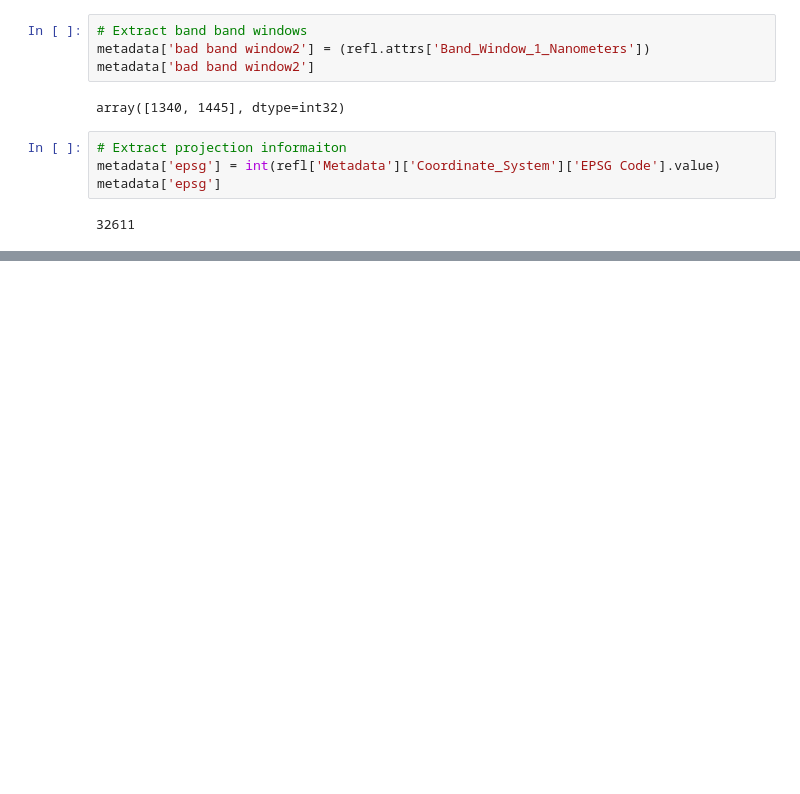
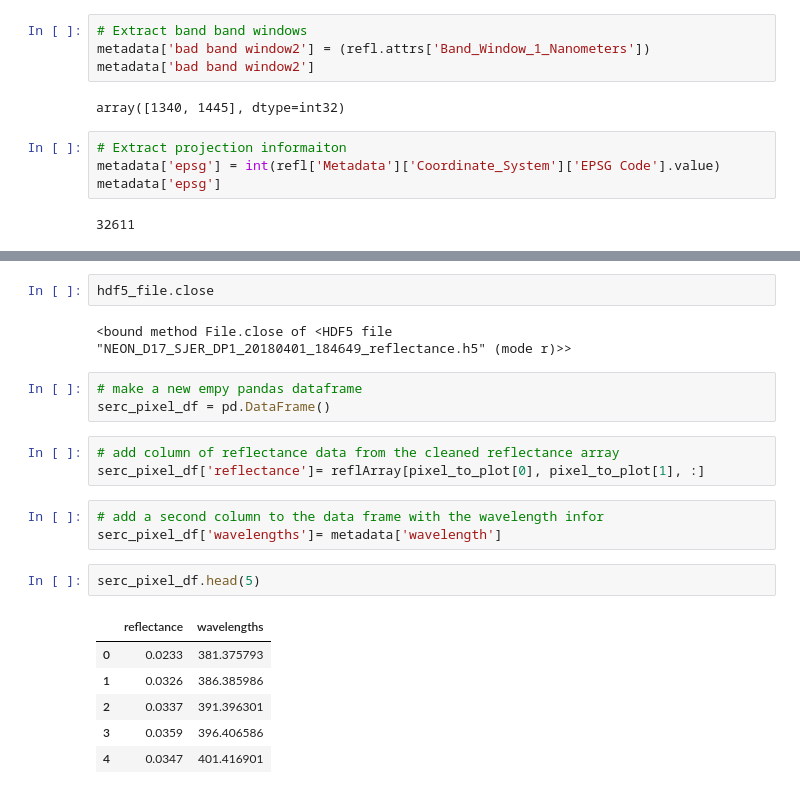
Before and after one commit to sauer3/2018-NEON-Spectra-extraction, a Jupyter notebook: Extract_and_plot_spectra_from_AOP.ipynb, the cells around one changed output, grey strips where cells are left out. Cells and saved outputs as stored; diff of their text form; blank space fills up the shorter version.

```diff
--- a/Extract_and_plot_spectra_from_AOP.ipynb
+++ b/Extract_and_plot_spectra_from_AOP.ipynb
@@ -301,0 +306,22 @@ metadata['epsg']
+# %%
+hdf5_file.close
+# %% [output]
+<bound method File.close of <HDF5 file "NEON_D17_SJER_DP1_20180401_184649_reflectance.h5" (mode r)>>
+# %%
+# make a new empy pandas dataframe
+serc_pixel_df = pd.DataFrame()
+# %%
+# add column of reflectance data from the cleaned reflectance array
+serc_pixel_df['reflectance']= reflArray[pixel_to_plot[0], pixel_to_plot[1], :]
+# %%
+# add a second column to the data frame with the wavelength infor
+serc_pixel_df['wavelengths']= metadata['wavelength']
+# %%
+serc_pixel_df.head(5)
+# %% [output]
+|  | reflectance | wavelengths |
+| 0 | 0.0233 | 381.375793 |
+| 1 | 0.0326 | 386.385986 |
+| 2 | 0.0337 | 391.396301 |
+| 3 | 0.0359 | 396.406586 |
+| 4 | 0.0347 | 401.416901 |
```
Also changed, not shown: parts of 4 cells of this notebook.
